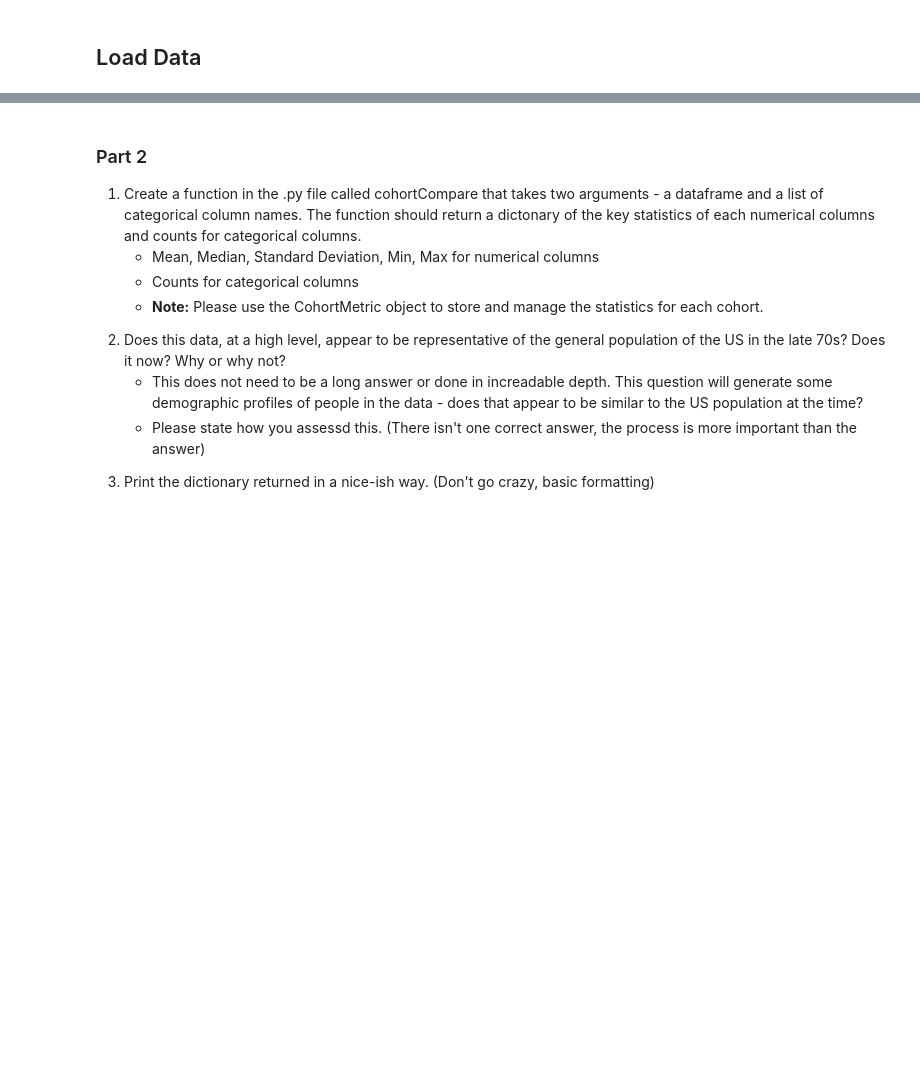
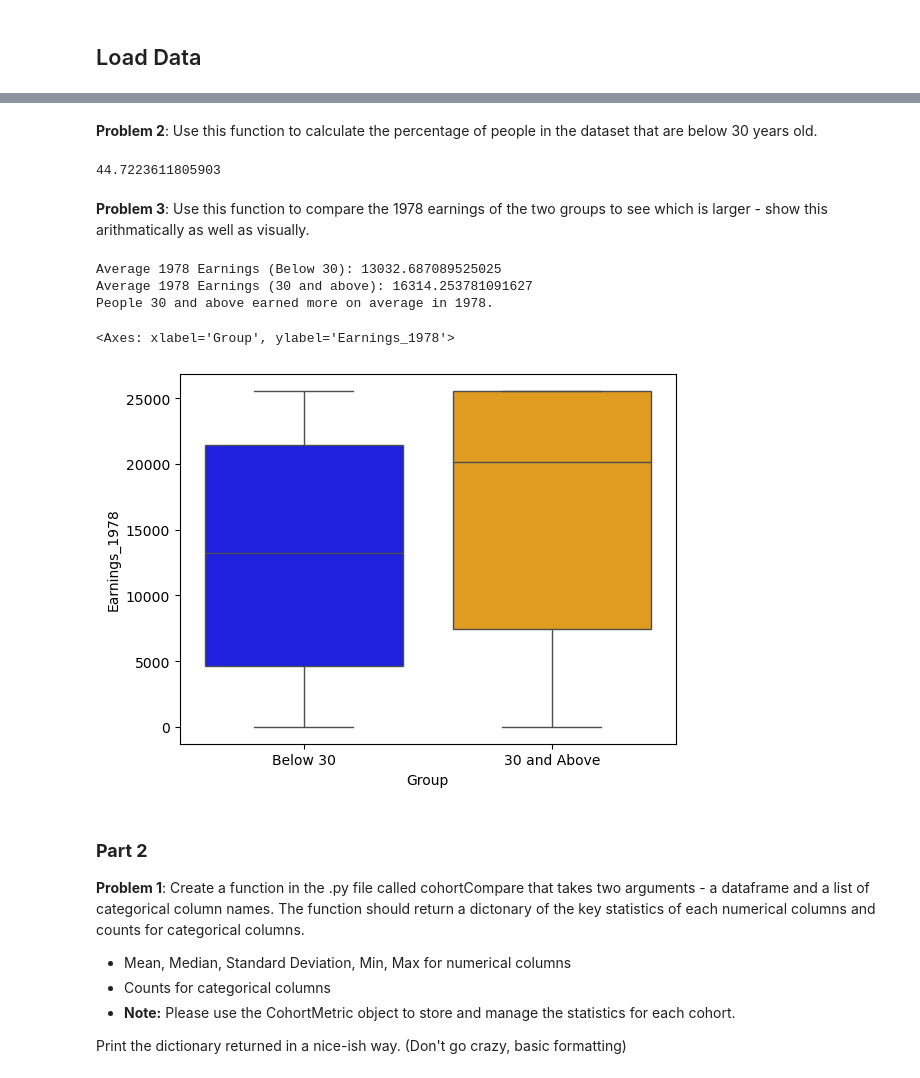
Before and after one commit to ateebahmed95/data3450-assignment-1-ateebahmed95, a Jupyter notebook: START_Asn_1_2025.ipynb, the cells around one changed output, grey strips where cells are left out. Cells and saved outputs as stored; diff of their text form; code cells hidden in the pictures; blank space fills up the shorter version.

Commit message:
AteebAhmed-Assignment1

```diff
--- a/START_Asn_1_2025.ipynb
+++ b/START_Asn_1_2025.ipynb
@@ -44,27 +83,61 @@ df.describe()
+# %% [markdown]
+**Problem 2**: Use this function to calculate the percentage of people in the dataset that are below 30 years old.
+# %%
+# 2 Percentage Under 30
+percentage_below_30 = (len(df_below) / len(df)) * 100
+print(percentage_below_30)
+# %% [output]
+44.7223611805903
+# %% [markdown]
+**Problem 3**: Use this function to compare the 1978 earnings of the two groups to see which is larger - show this arithmatically as well as visually.
+# %%
+# 3 - 1978 Earnings Comparison
+
+# Arithmetic comparison (mean earnings in 1978)
+mean_below = df_below["Earnings_1978"].mean()
+mean_above_equal = df_above_equal["Earnings_1978"].mean()
+
+print("Average 1978 Earnings (Below 30):", mean_below)
+print("Average 1978 Earnings (30 and above):", mean_above_equal)
+
+if mean_below > mean_above_equal:
+    print("People below 30 earned more on average in 1978.")
+else:
+    print("People 30 and above earned more on average in 1978.")
+# %% [output]
+Average 1978 Earnings (Below 30): 13032.687089525025
+Average 1978 Earnings (30 and above): 16314.253781091627
+People 30 and above earned more on average in 1978.
 # %%
-# 1 - Demo of function
+# Visually comparison (mean earnings in 1978)
 
+# Combine and add group labels
+df_combined = (
+    pd.concat([df[df["Age"] < 30], df[df["Age"] >= 30]])
+      .assign(Group=lambda x: ["Below 30" if age < 30 else "30 and Above" for age in x["Age"]])
+)
 
-# 2 Percentage Under 30
-
-
-# 3 - 1978 Earnings Comparison
+# Seaborn boxplot
+sns.boxplot(
+    x="Group",
+    y="Earnings_1978",
+    data=df_combined,
+    hue="Group",
+    palette={"Below 30": "blue", "30 and Above": "orange"},
+    legend=False
+)
+# %% [output]
+<Axes: xlabel='Group', ylabel='Earnings_1978'>
+[figure, added]
 # %% [markdown]
-### Part 2
+### **Part 2**
 
-<ol>
-<li>Create a function in the .py file called cohortCompare that takes two arguments - a dataframe and a list of categorical column names. The function should return a dictonary of the key statistics of each numerical columns and counts for categorical columns.</li>
+**Problem 1**: Create a function in the .py file called cohortCompare that takes two arguments - a dataframe and a list of categorical column names. The function should return a dictonary of the key statistics of each numerical columns and counts for categorical columns.
     <ul>
     <li> Mean, Median, Standard Deviation, Min, Max for numerical columns </li>
     <li> Counts for categorical columns </li>
     <li><b>Note:</b> Please use the CohortMetric object to store and manage the statistics for each cohort.</li>
     </ul>
-<li> Does this data, at a high level, appear to be representative of the general population of the US in the late 70s? Does it now? Why or why not? </li>
-    <ul>
-    <li> This does not need to be a long answer or done in increadable depth. This question will generate some demographic profiles of people in the data - does that appear to be similar to the US population at the time? </li>
-    <li> Please state how you assessd this. (There isn't one correct answer, the process is more important than the answer) </li>
-    </ul>
-<li>Print the dictionary returned in a nice-ish way. (Don't go crazy, basic formatting)</li>
-</ol>
+Print the dictionary returned in a nice-ish way. (Don't go crazy, basic formatting)
 # %%
 # 1 - Demo of function
```
Also changed, not shown: parts of 12 cells of this notebook, 1 other file.
